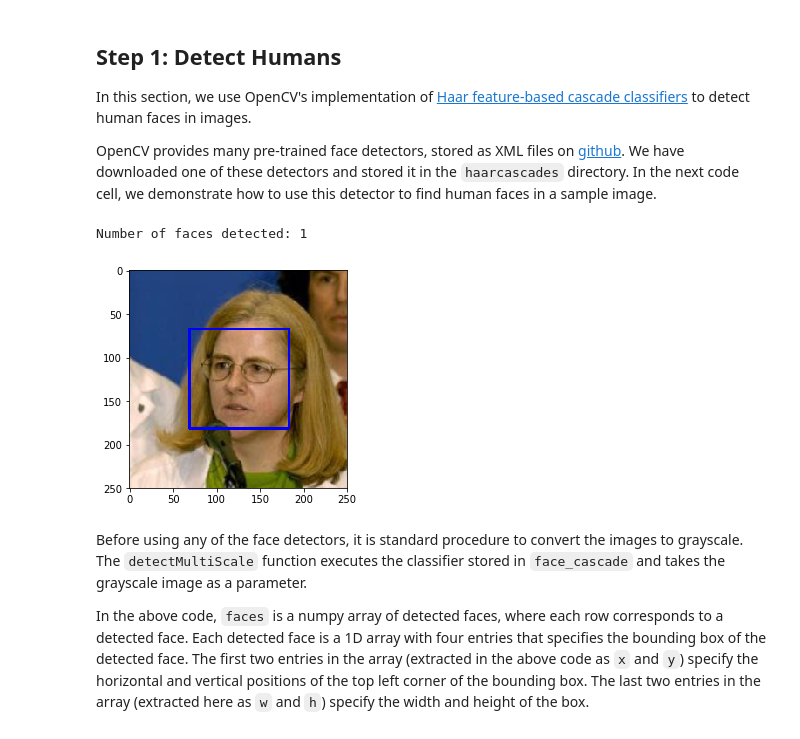
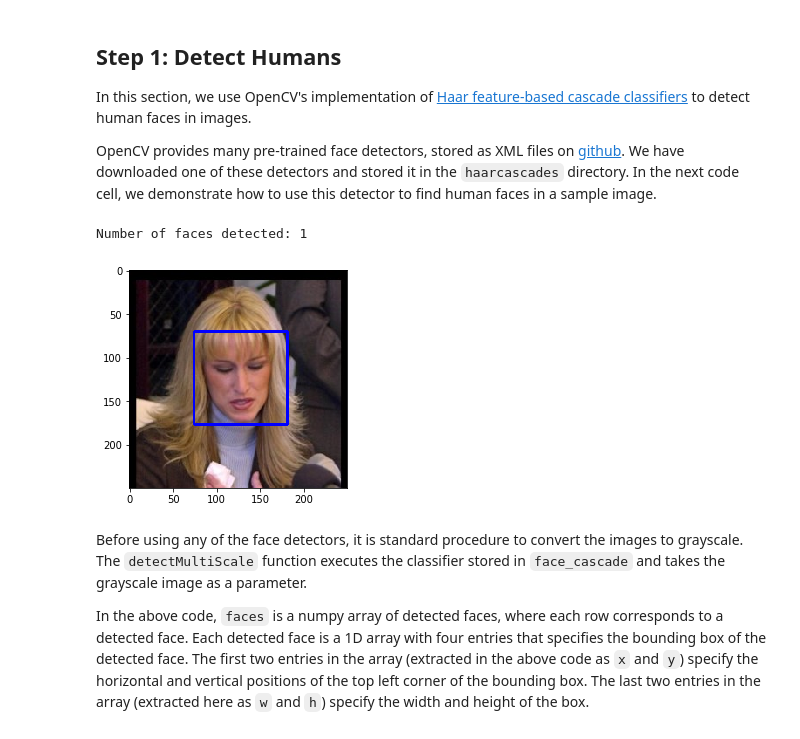
Before and after one commit to huohsien/test_udacity_dlnd, a Jupyter notebook: project-dog-classification/dog_app.ipynb, the cells around one changed output. Drawn from its saved outputs; the diff is of its cells as text; code cells hidden in the pictures.

```diff
--- a/project-dog-classification/dog_app.ipynb
+++ b/project-dog-classification/dog_app.ipynb
@@ -75,35 +75,35 @@ OpenCV provides many pre-trained face detectors, stored as XML files on [github]
 import cv2
 import matplotlib.pyplot as plt
 %matplotlib inline
 
 # extract pre-trained face detector
 face_cascade = cv2.CascadeClassifier('haarcascades/haarcascade_frontalface_alt.xml')
 
 # load color (BGR) image
-img = cv2.imread(human_files[np.random.randint(0,99)])
+img = cv2.imread(human_files[0])
 # convert BGR image to grayscale
 gray = cv2.cvtColor(img, cv2.COLOR_BGR2GRAY)
 
 # find faces in image
 faces = face_cascade.detectMultiScale(gray)
 
 # print number of faces detected in the image
 print('Number of faces detected:', len(faces))
 
 # get bounding box for each detected face
 for (x,y,w,h) in faces:
     # add bounding box to color image
     cv2.rectangle(img,(x,y),(x+w,y+h),(255,0,0),2)
 
 # convert BGR image to RGB for plotting
 cv_rgb = cv2.cvtColor(img, cv2.COLOR_BGR2RGB)
 
 # display the image, along with bounding box
 plt.imshow(cv_rgb)
 plt.show()
 # %% [output]
 Number of faces detected: 1
-[figure, old version]
+[figure, new version]
 # %% [markdown]
 Before using any of the face detectors, it is standard procedure to convert the images to grayscale.  The `detectMultiScale` function executes the classifier stored in `face_cascade` and takes the grayscale image as a parameter.
 
```
Also changed, not shown: parts of 13 cells of this notebook.
